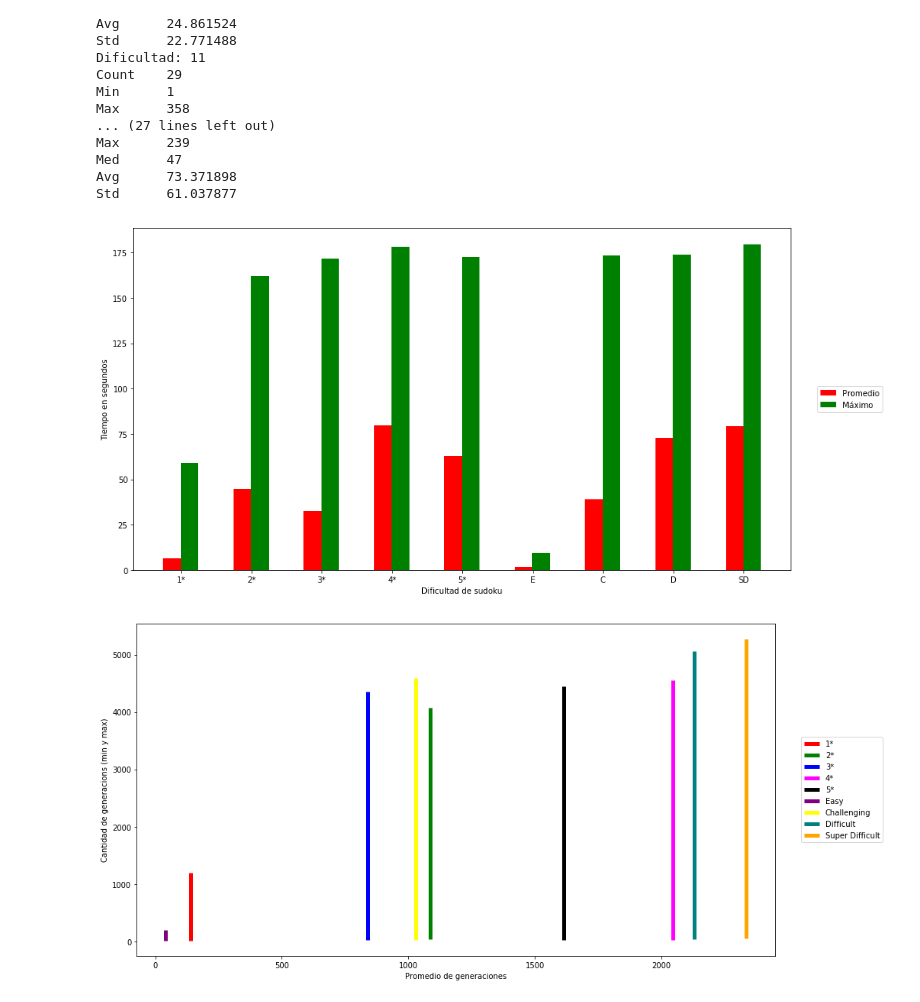
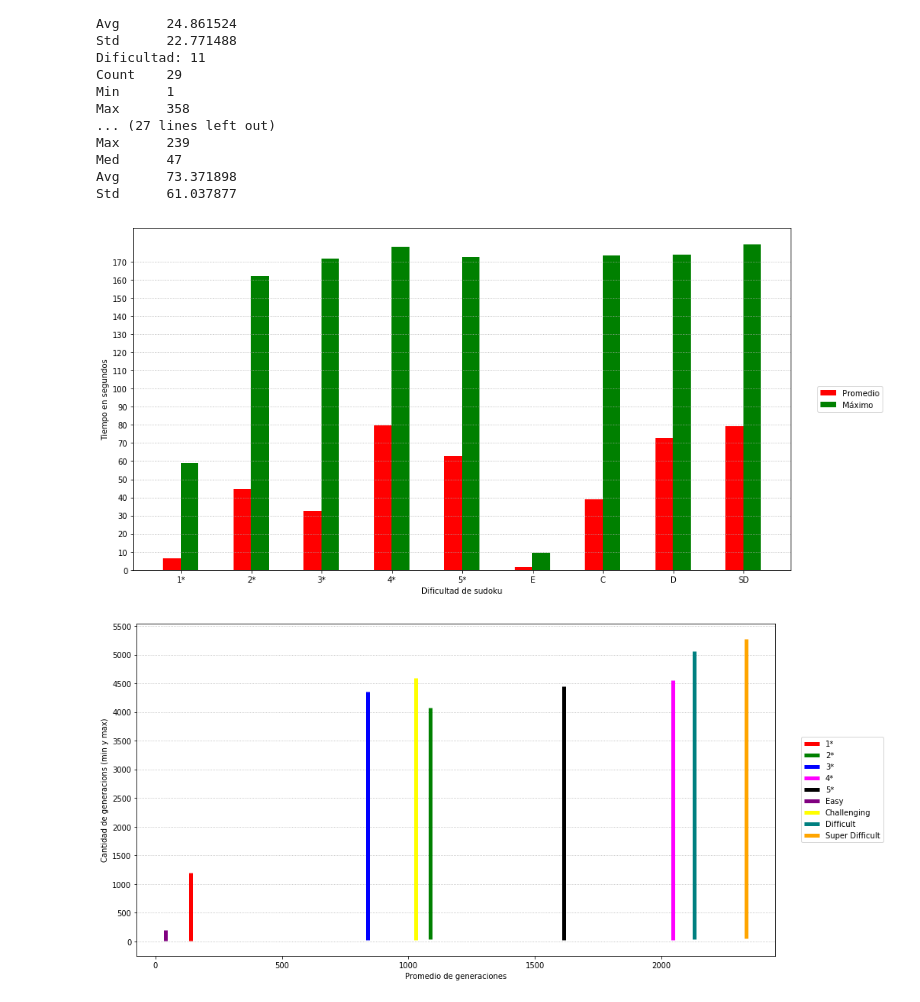
Before and after one commit to axelmaddonni/metah, a Jupyter notebook: graficos.ipynb, the cells around one changed output. Drawn from its saved outputs; the diff is of its cells as text; code cells hidden in the pictures.

```diff
--- a/graficos.ipynb
+++ b/graficos.ipynb
@@ -126,29 +126,32 @@ import numpy as np
 # %%
 # 1
 # Hacer grafico de barra
 # Eje X : dificultades (de la 1 a la 9, poner los nombres de las dificultades como en la tabla)
 # Eje y: tiempos PROMEDO Y MAXIMO (en segundos) (3 columnas por dificultad)
 # El minimo lo sacamos porque es para todos igual
 
 plt.figure(figsize=(15,8))
 
 maximos = []
 promedios = []
 for i in range(0, 9):
     maximos.append(np.max(tiempos[i]))
     promedios.append(np.mean(tiempos[i]))
 datos = [promedios, maximos]
 
 X = np.arange(9)
 plt.bar(X + 0.25, datos[0], color = "r", width = 0.25)
 plt.bar(X + 0.50, datos[1], color = "g", width = 0.25)
 plt.xticks(X+0.38, ["1*","2*","3*","4*", "5*", "E" , "C", "D", "SD"])
 plt.legend(['Promedio', 'Máximo'], bbox_to_anchor=(1.04,0.5), loc="center left", borderaxespad=0)
+plt.yticks(np.arange(0, 180, 10))
 plt.xlabel("Dificultad de sudoku")
 plt.ylabel("Tiempo en segundos")
+ax = plt.axes()
+ax.yaxis.grid(linestyle='dotted')
 plt.show()
 # %% [output]
-[figure, old version]
+[figure, new version]
 # %%
 # 2
 # Hacer grafico de iteraciones
@@ -166,11 +169,15 @@ plt.vlines(x=np.mean(iters[7]), ymin=min(iters[7]), ymax=max(iters[7]), colors="
 plt.vlines(x=np.mean(iters[8]), ymin=min(iters[8]), ymax=max(iters[8]), colors="orange", linewidth = 5, label="Super Difficult")
 plt.legend(bbox_to_anchor=(1.04,0.5), loc="center left", borderaxespad=0)
 
+plt.yticks(np.arange(0, 6000, 500))
+ax = plt.axes()
+ax.yaxis.grid(linestyle='dotted')
+
 plt.xlabel("Promedio de generaciones")
 plt.ylabel("Cantidad de generacions (min y max)")
 plt.show()
 # %% [output]
-[figure, old version]
+[figure, new version]
 # %%
 # 3
 # Hacer tabla comparando con tabu search tiempos de los sudokus 10 al 15
```
Also changed, not shown: parts of 1 cell of this notebook.
